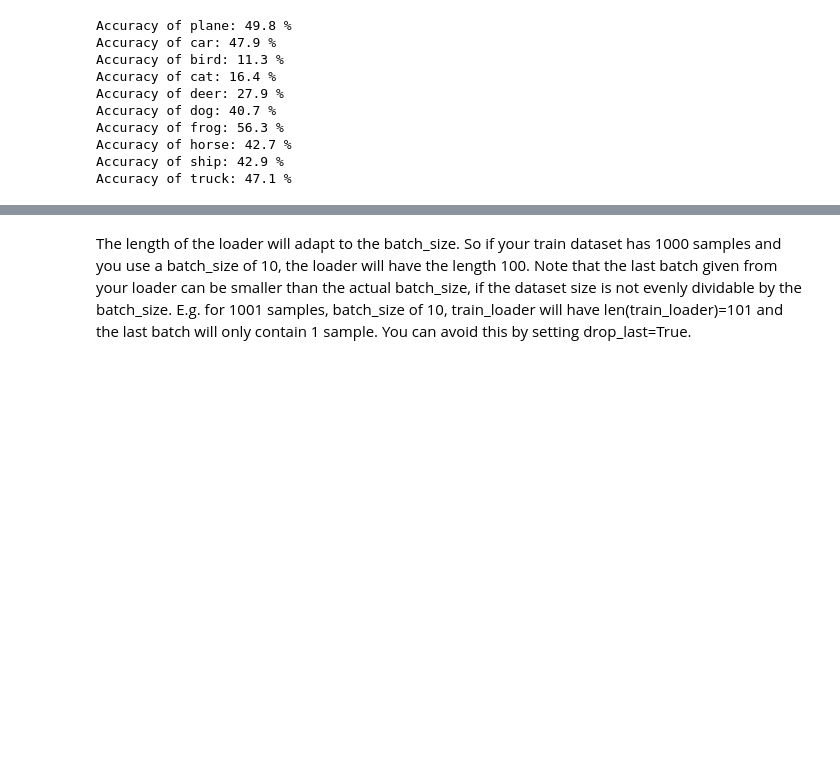
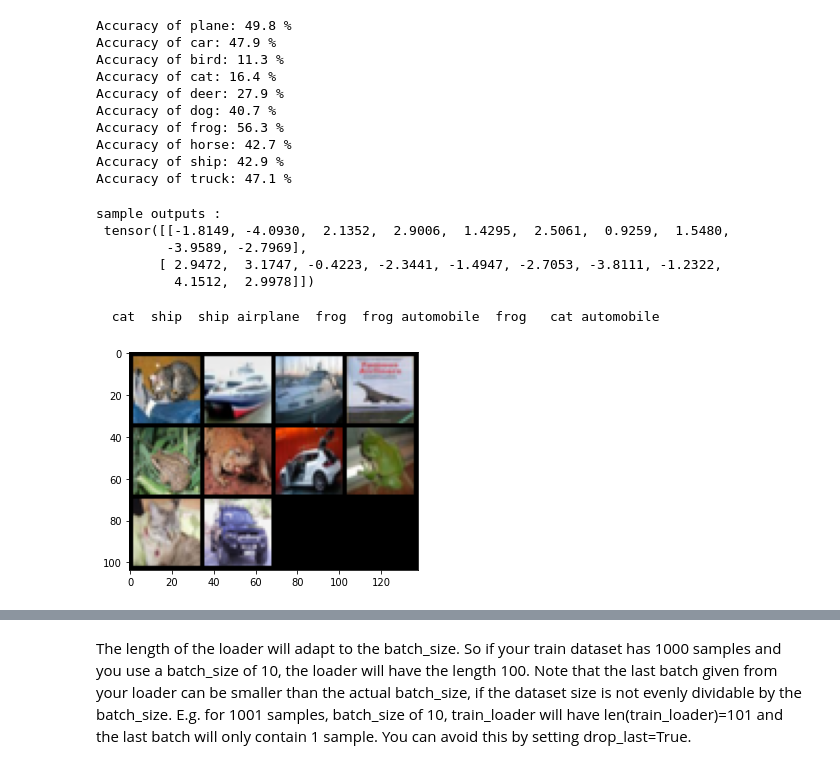
Before and after one commit to Darshan-20310597/Computer-Vision, a Jupyter notebook: First_CNN_CIRFAR10.ipynb, the cells around one changed output, grey strips where cells are left out. Cells and saved outputs as stored; diff of their text form; code cells hidden in the pictures; blank space fills up the shorter version.

```diff
--- a/First_CNN_CIRFAR10.ipynb
+++ b/First_CNN_CIRFAR10.ipynb
@@ -249,3 +249,28 @@ def fit(epochs, lr, model, train_loader, val_loader, opt_func=torch.optim.SGD):
         model.epoch_end(epoch, result)
         history.append(result)
     return history
+# %%
+print('sample outputs :\n', outputs[:2])
+# %% [output]
+sample outputs :
+ tensor([[-1.8149, -4.0930,  2.1352,  2.9006,  1.4295,  2.5061,  0.9259,  1.5480,
+         -3.9589, -2.7969],
+        [ 2.9472,  3.1747, -0.4223, -2.3441, -1.4947, -2.7053, -3.8111, -1.2322,
+          4.1512,  2.9978]])
+# %%
+def plot_images(images, labels):
+    # normalise=True below shifts [-1,1] to [0,1]
+    img_grid = torchvision.utils.make_grid(images, nrow=4, normalize=True)
+    np_img = img_grid.numpy().transpose(1,2,0)
+    plt.imshow(np_img)
+
+d_class2idx = train_dataset.class_to_idx
+d_idx2class = dict(zip(d_class2idx.values(),d_class2idx.keys()))
+# %%
+dataiter = iter(test_loader)
+images, labels = dataiter.next()
+plot_images(images,labels)
+print(' '.join('%5s' % d_idx2class[int(labels[j])]for j in range(len(images))))
+# %% [output]
+  cat  ship  ship airplane  frog  frog automobile  frog   cat automobile
+[figure, added]
```
Also changed, not shown: parts of 9 cells of this notebook.
